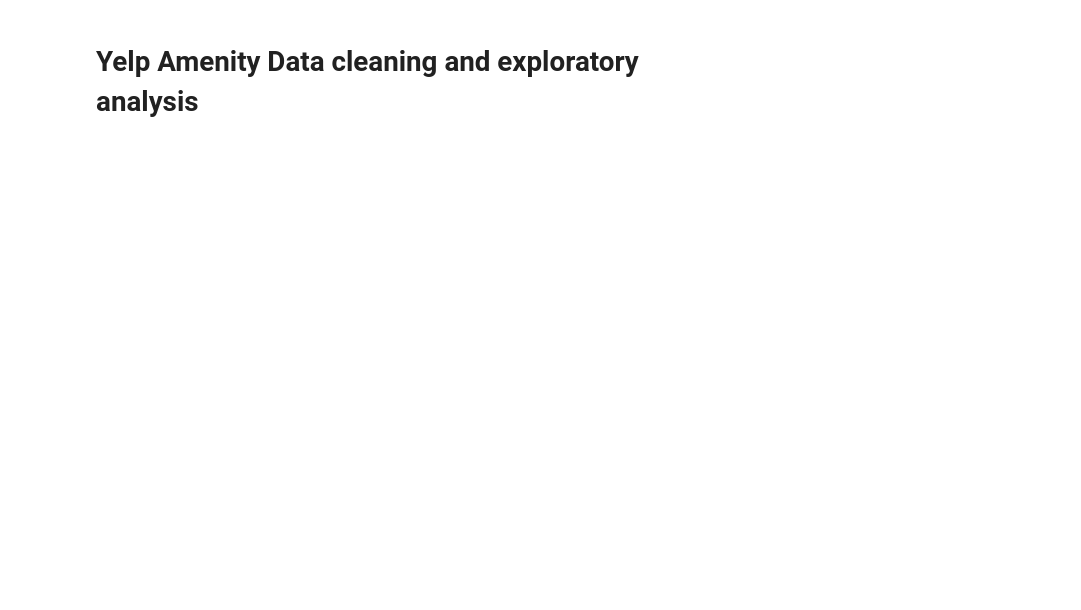
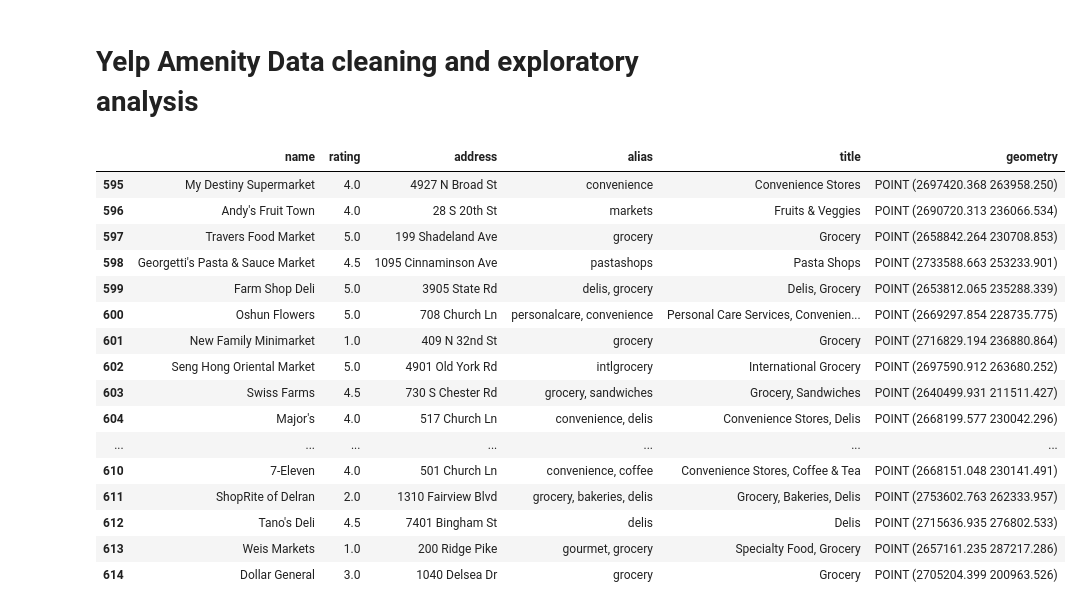
Before and after one commit to LuckyLaharlTim/MUSA_5500_Final, a Jupyter notebook: yelp clean and explore.ipynb, the cells around one changed output. Cells and saved outputs as stored; diff of their text form; code cells hidden in the pictures; blank space fills up the shorter version.

```diff
--- a/yelp clean and explore.ipynb
+++ b/yelp clean and explore.ipynb
@@ -14,6 +14,26 @@ retail = gpd.read_file("data/Yelp API/retail.geojson")
 shopping = gpd.read_file("data/Yelp API/shopping.geojson")
 grocery = gpd.read_file("data/Yelp API/grocery.geojson")
 education = gpd.read_file("data/Yelp API/education.geojson")
+# %%
+grocery.tail(20)
+# %% [output]
+|  | name | rating | address | alias | title | geometry |
+| 595 | My Destiny Supermarket | 4.0 | 4927 N Broad St | convenience | Convenience Stores | POINT (2697420.368 263958.250) |
+| 596 | Andy's Fruit Town | 4.0 | 28 S 20th St | markets | Fruits & Veggies | POINT (2690720.313 236066.534) |
+| 597 | Travers Food Market | 5.0 | 199 Shadeland Ave | grocery | Grocery | POINT (2658842.264 230708.853) |
+| 598 | Georgetti's Pasta & Sauce Market | 4.5 | 1095 Cinnaminson Ave | pastashops | Pasta Shops | POINT (2733588.663 253233.901) |
+| 599 | Farm Shop Deli | 5.0 | 3905 State Rd | delis, grocery | Delis, Grocery | POINT (2653812.065 235288.339) |
+| 600 | Oshun Flowers | 5.0 | 708 Church Ln | personalcare, convenience | Personal Care Services, Convenien... | POINT (2669297.854 228735.775) |
+| 601 | New Family Minimarket | 1.0 | 409 N 32nd St | grocery | Grocery | POINT (2716829.194 236880.864) |
+| 602 | Seng Hong Oriental Market | 5.0 | 4901 Old York Rd | intlgrocery | International Grocery | POINT (2697590.912 263680.252) |
+| 603 | Swiss Farms | 4.5 | 730 S Chester Rd | grocery, sandwiches | Grocery, Sandwiches | POINT (2640499.931 211511.427) |
+| 604 | Major's | 4.0 | 517 Church Ln | convenience, delis | Convenience Stores, Delis | POINT (2668199.577 230042.296) |
+| ... | ... | ... | ... | ... | ... | ... |
+| 610 | 7-Eleven | 4.0 | 501 Church Ln | convenience, coffee | Convenience Stores, Coffee & Tea | POINT (2668151.048 230141.491) |
+| 611 | ShopRite of Delran | 2.0 | 1310 Fairview Blvd | grocery, bakeries, delis | Grocery, Bakeries, Delis | POINT (2753602.763 262333.957) |
+| 612 | Tano's Deli | 4.5 | 7401 Bingham St | delis | Delis | POINT (2715636.935 276802.533) |
+| 613 | Weis Markets | 1.0 | 200 Ridge Pike | gourmet, grocery | Specialty Food, Grocery | POINT (2657161.235 287217.286) |
+| 614 | Dollar General | 3.0 | 1040 Delsea Dr | grocery | Grocery | POINT (2705204.399 200963.526) |
 # %%
 restaurants.explore(
     color = "magenta",
```
Also changed, not shown: 1 other file.
